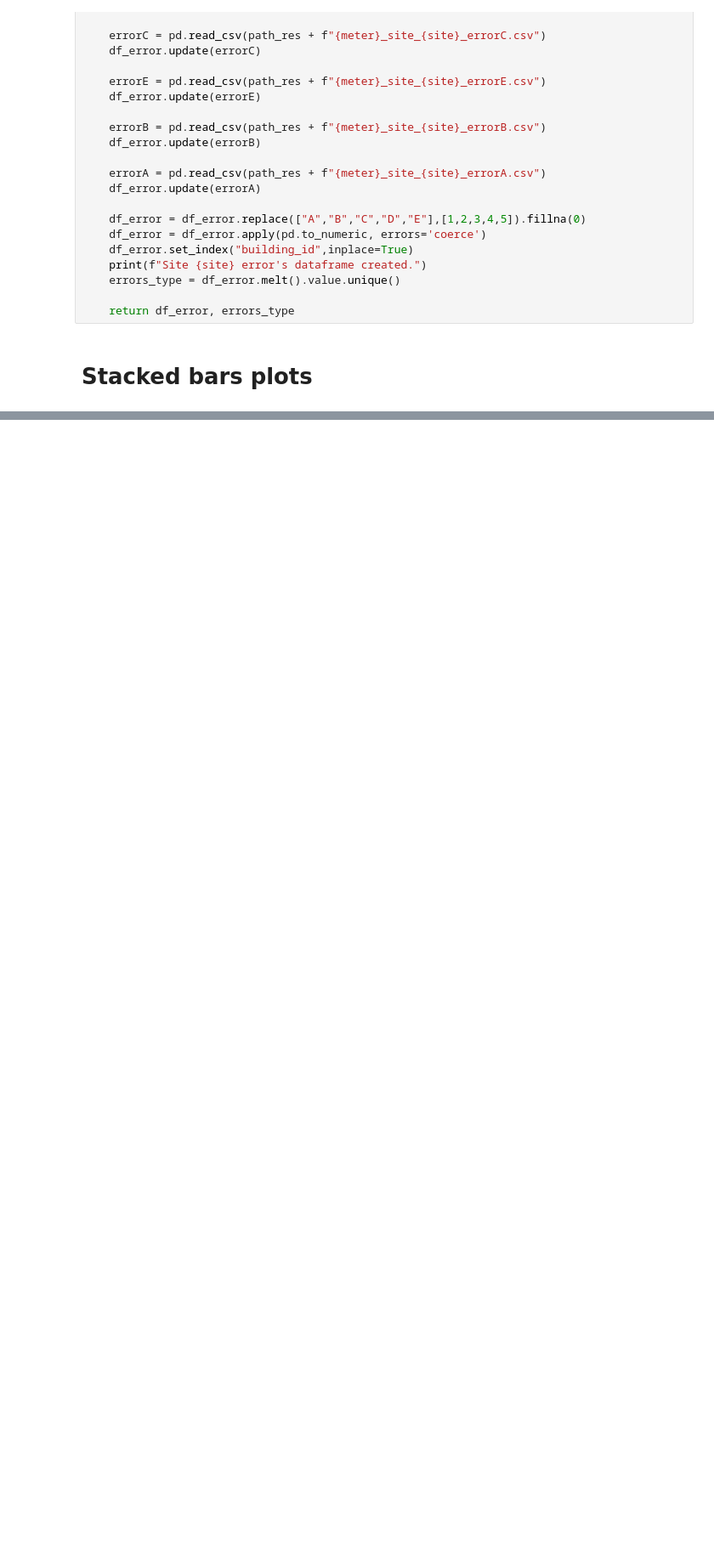
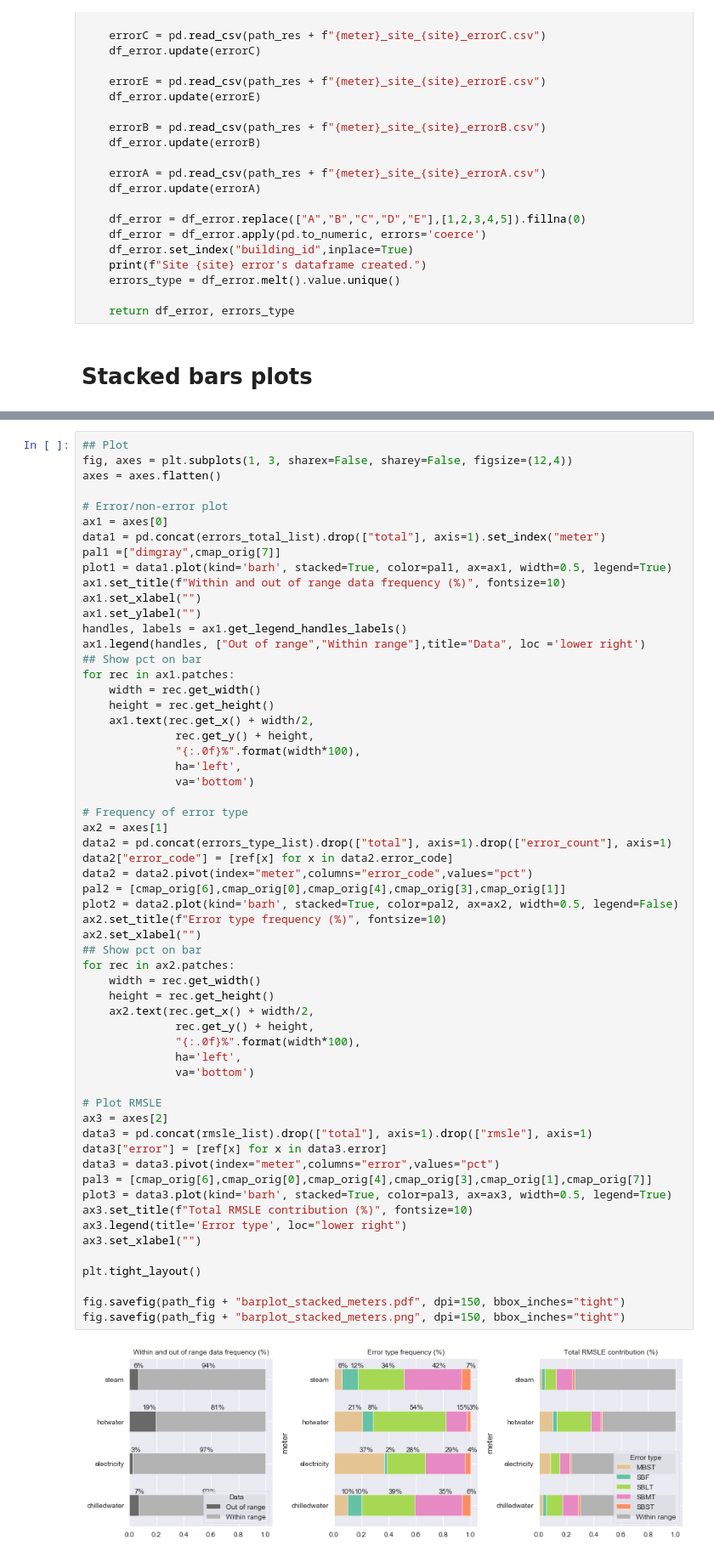
Before and after one commit to buds-lab/ashrae-great-energy-predictor-3-error-analysis, a Jupyter notebook: notebooks/08_plots-barplots.ipynb, the cells around one changed output, grey strips where cells are left out. Shown: that part at 85% size. Cells and saved outputs as stored; diff of their text form; blank space fills up the shorter version.

```diff
--- a/notebooks/08_plots-barplots.ipynb
+++ b/notebooks/08_plots-barplots.ipynb
@@ -350,0 +347,61 @@ fig.savefig(path_fig + "barplot_stacked_d.png", dpi=150, bbox_inches="tight")
+# %%
+## Plot
+fig, axes = plt.subplots(1, 3, sharex=False, sharey=False, figsize=(12,4))
+axes = axes.flatten()
+
+# Error/non-error plot
+ax1 = axes[0]
+data1 = pd.concat(errors_total_list).drop(["total"], axis=1).set_index("meter")
+pal1 =["dimgray",cmap_orig[7]]
+plot1 = data1.plot(kind='barh', stacked=True, color=pal1, ax=ax1, width=0.5, legend=True)
+ax1.set_title(f"Within and out of range data frequency (%)", fontsize=10)
+ax1.set_xlabel("")
+ax1.set_ylabel("")
+handles, labels = ax1.get_legend_handles_labels()
+ax1.legend(handles, ["Out of range","Within range"],title="Data", loc ='lower right')
+## Show pct on bar
+for rec in ax1.patches:
+    width = rec.get_width()
+    height = rec.get_height()
+    ax1.text(rec.get_x() + width/2,
+              rec.get_y() + height,
+              "{:.0f}%".format(width*100),
+              ha='left',
+              va='bottom')
+
+# Frequency of error type
+ax2 = axes[1]
+data2 = pd.concat(errors_type_list).drop(["total"], axis=1).drop(["error_count"], axis=1)
+data2["error_code"] = [ref[x] for x in data2.error_code]
+data2 = data2.pivot(index="meter",columns="error_code",values="pct")
+pal2 = [cmap_orig[6],cmap_orig[0],cmap_orig[4],cmap_orig[3],cmap_orig[1]]
+plot2 = data2.plot(kind='barh', stacked=True, color=pal2, ax=ax2, width=0.5, legend=False)
+ax2.set_title(f"Error type frequency (%)", fontsize=10)
+ax2.set_xlabel("")
+## Show pct on bar
+for rec in ax2.patches:
+    width = rec.get_width()
+    height = rec.get_height()
+    ax2.text(rec.get_x() + width/2,
+              rec.get_y() + height,
+              "{:.0f}%".format(width*100),
+              ha='left',
+              va='bottom')
+
+# Plot RMSLE
+ax3 = axes[2]
+data3 = pd.concat(rmsle_list).drop(["total"], axis=1).drop(["rmsle"], axis=1)
+data3["error"] = [ref[x] for x in data3.error]
+data3 = data3.pivot(index="meter",columns="error",values="pct")
+pal3 = [cmap_orig[6],cmap_orig[0],cmap_orig[4],cmap_orig[3],cmap_orig[1],cmap_orig[7]]
+plot3 = data3.plot(kind='barh', stacked=True, color=pal3, ax=ax3, width=0.5, legend=True)
+ax3.set_title(f"Total RMSLE contribution (%)", fontsize=10)
+ax3.legend(title='Error type', loc="lower right")
+ax3.set_xlabel("")
+
+plt.tight_layout()
+
+fig.savefig(path_fig + "barplot_stacked_meters.pdf", dpi=150, bbox_inches="tight")
+fig.savefig(path_fig + "barplot_stacked_meters.png", dpi=150, bbox_inches="tight")
+# %% [output]
+[figure, added]
```
Also changed, not shown: parts of 10 cells of this notebook, 37 other files.
